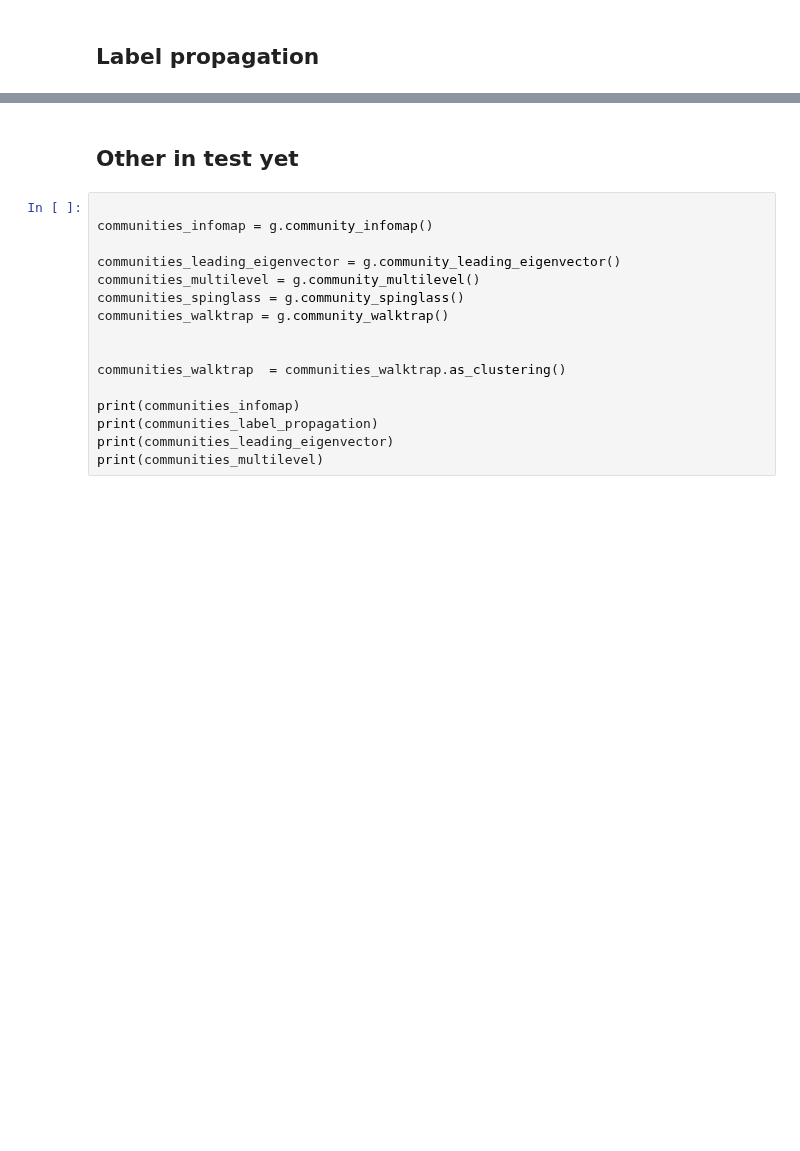
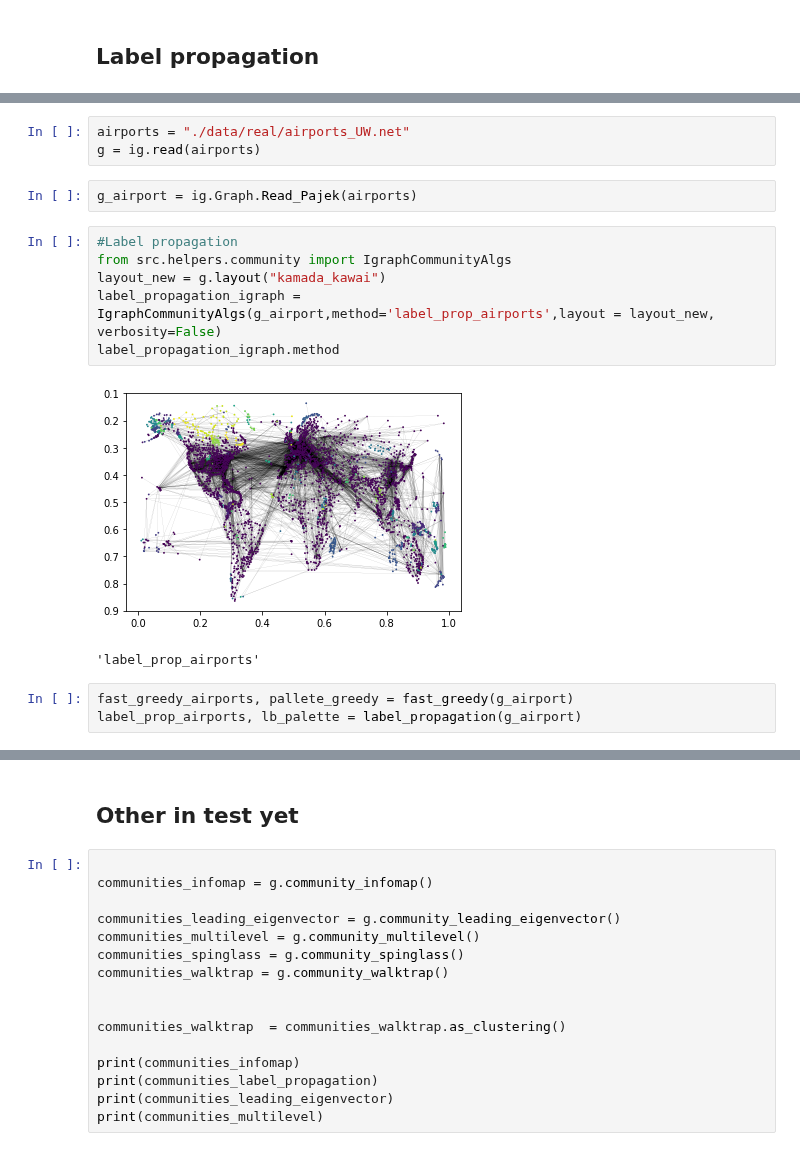
Before and after one commit to EjbejaranosAI/Complex_Networks, a Jupyter notebook: 3_Community_detection/A3-Community_Detection.ipynb, the cells around one changed output, grey strips where cells are left out. Drawn from its saved outputs; the diff is of its cells as text; blank space fills up the shorter version.

```diff
--- a/3_Community_detection/A3-Community_Detection.ipynb
+++ b/3_Community_detection/A3-Community_Detection.ipynb
@@ -520,0 +500,17 @@ fast_greedy_igraph.method
+# %%
+airports = "./data/real/airports_UW.net"
+g = ig.read(airports)
+# %%
+g_airport = ig.Graph.Read_Pajek(airports)
+# %%
+#Label propagation
+from src.helpers.community import IgraphCommunityAlgs
+layout_new = g.layout("kamada_kawai")
+label_propagation_igraph = IgraphCommunityAlgs(g_airport,method='label_prop_airports',layout = layout_new, verbosity=False)
+label_propagation_igraph.method
+# %% [output]
+[figure, added]
+'label_prop_airports'
+# %%
+fast_greedy_airports, pallete_greedy = fast_greedy(g_airport)
+label_prop_airports, lb_palette = label_propagation(g_airport)
```
Also changed, not shown: parts of 12 cells of this notebook, 4 other files.
